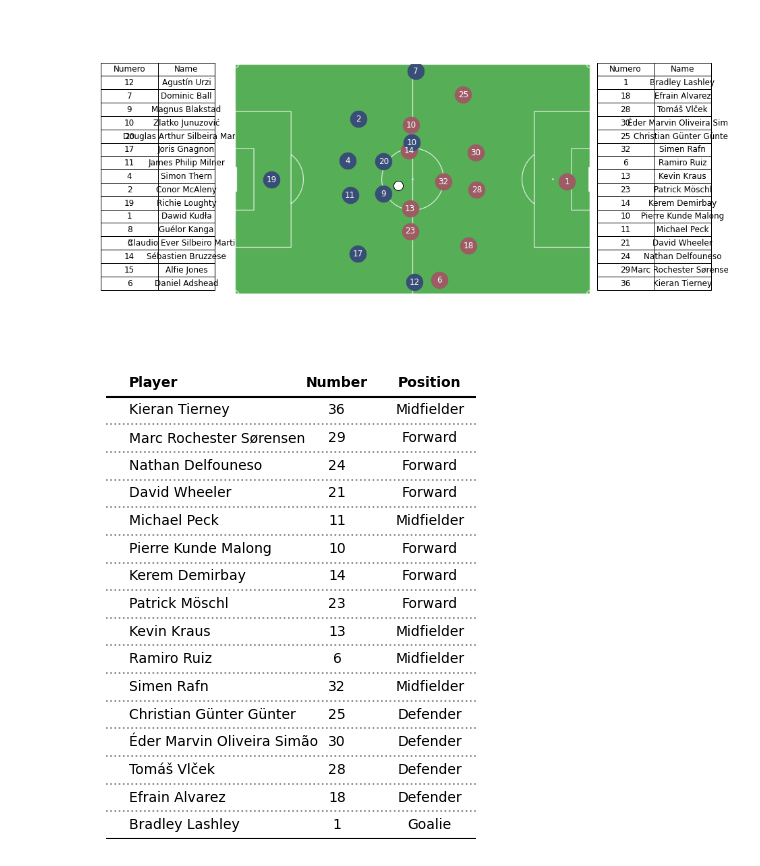
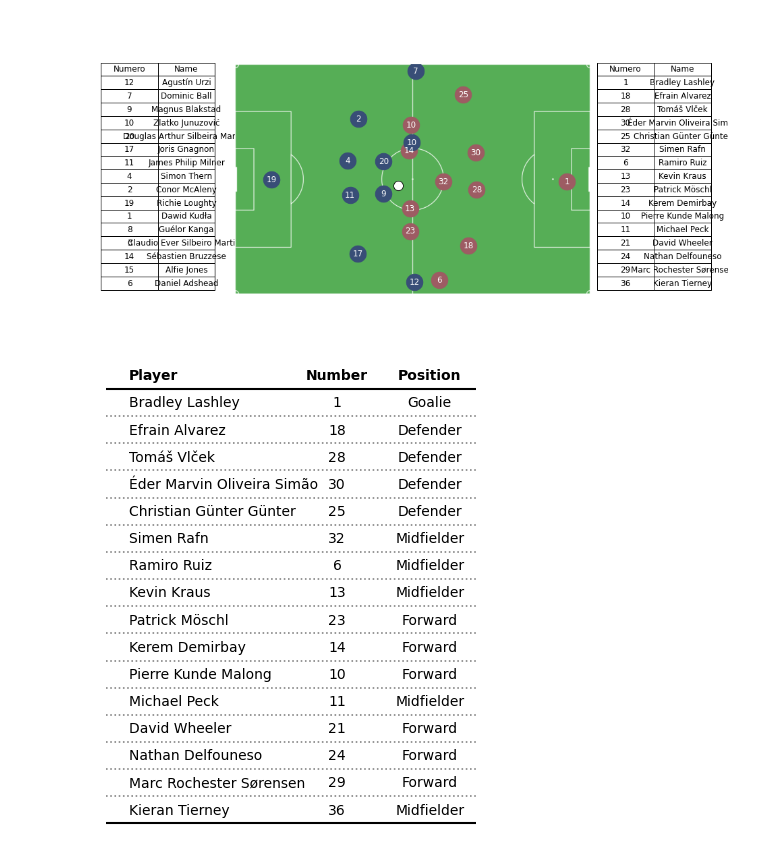
Before and after one commit to claireseceh/tracking-football, a Jupyter notebook: main.ipynb, the cells around one changed output. Saved outputs shown, nothing was run; the diff lists cells and outputs as text; code cells hidden in the pictures.

```diff
--- a/main.ipynb
+++ b/main.ipynb
@@ -294,40 +294,42 @@ for i in range(nrows):
         text_label = f'{players_home[column].iloc[i]}'
         weight = 'normal'
         ax.annotate(
-            xy=(positions[j], i + .5),
+            xy=(positions[j], nrows - i),
             text=text_label,
             ha=ha,
             va='center',
             weight=weight
         )
 
 # Add column names
 column_names = ['Player', 'Number', 'Position']
 for index, c in enumerate(column_names):
         if index == 0:
             ha = 'left'
         else:
             ha = 'center'
         ax.annotate(
-            xy=(positions[index], nrows + .25),
+            xy=(positions[index], nrows + .75),
             text=column_names[index],
             ha=ha,
             va='bottom',
             weight='bold'
         )
 
 # Add dividing lines
-ax.plot([ax.get_xlim()[0], ax.get_xlim()[1]], [nrows, nrows], lw=1.5, color='black', marker='', zorder=4)
-ax.plot([ax.get_xlim()[0], ax.get_xlim()[1]], [0, 0], lw=1.5, color='black', marker='', zorder=4)
+ax.plot([ax.get_xlim()[0], ax.get_xlim()[1]], [nrows+0.5, nrows+0.5], lw=1.5, color='black', marker='', zorder=4)
+ax.plot([ax.get_xlim()[0], ax.get_xlim()[1]], [0.5, 0.5], lw=1.5, color='black', marker='', zorder=4)
 for x in range(1, nrows):
-    ax.plot([ax.get_xlim()[0], ax.get_xlim()[1]], [x, x], lw=1.15, color='gray', ls=':', zorder=3 , marker='')
+    ax.plot([ax.get_xlim()[0], ax.get_xlim()[1]], [x+0.5, x+0.5], lw=1.15, color='gray', ls=':', zorder=3 , marker='')
 
 ax.set_axis_off()
+
+
 # plt.savefig(
 #     'figures/pretty_example.png',
 #     dpi=300,
 #     transparent=True,
 #     bbox_inches='tight'
 # )
 # %% [output]
-[figure, old version]
+[figure, new version]
```
